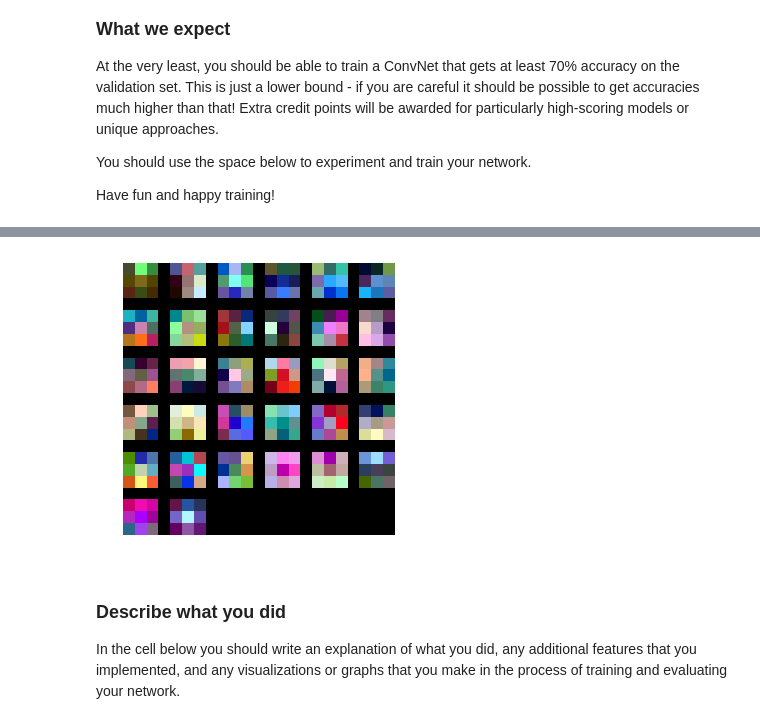
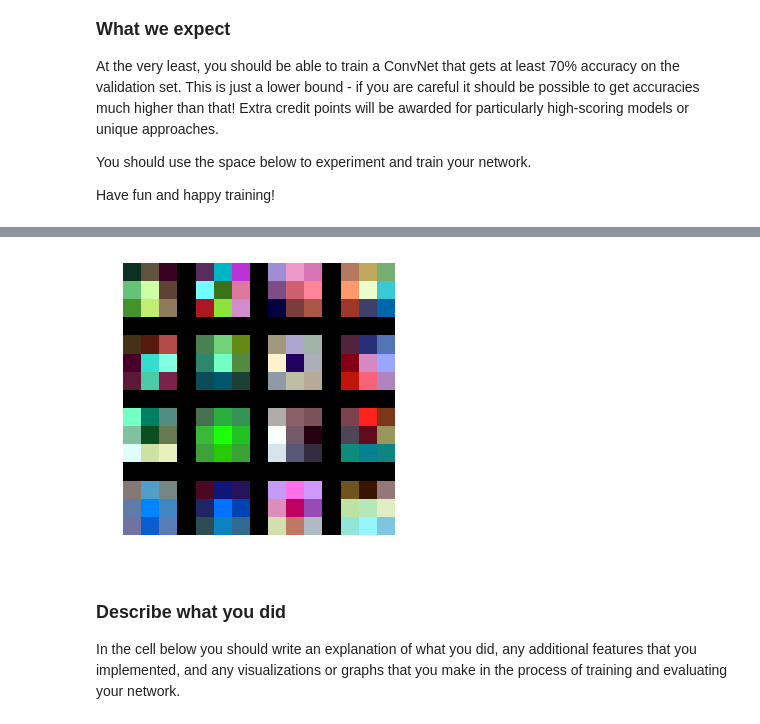
Before and after one commit to liyu10000/playboy, a Jupyter notebook: courses/cs231n/assignment2/PyTorch.ipynb, the cells around one changed output, grey strips where cells are left out. Drawn from its saved outputs; the diff is of its cells as text; code cells hidden in the pictures.

```diff
--- a/courses/cs231n/assignment2/PyTorch.ipynb
+++ b/courses/cs231n/assignment2/PyTorch.ipynb
@@ -489,0 +524,25 @@ Got 861 / 1000 correct (86.10)
+# %%
+import gc
+gc.collect()
+torch.cuda.empty_cache()
+
+from resnet import ResNet18Tiny
+
+# for auto-reloading external modules
+# see http://stackoverflow.com/questions/1907993/autoreload-of-modules-in-ipython
+%load_ext autoreload
+%autoreload 2
+
+
+model = ResNet18Tiny()
+model = nn.DataParallel(model)
+# model = model.type(gpu_dtype)  # problematic with multi gpu
+model = model.to('cuda')
+
+loss_func = nn.CrossEntropyLoss().type(gpu_dtype)
+optimizer = optim.SGD(model.parameters(), lr=0.001, momentum=0.9, weight_decay=5e-4)
+scheduler = LRScheduler(optimizer)
+
+losses_ = []
+losses_ += train(model, loss_func, scheduler, num_epochs=150)
+check_accuracy(model, loader_val)
@@ -501,14 +581,14 @@ plt.show()
 # %%
 from cs231n.vis_utils import visualize_grid
 
-W1 = model.state_dict()['0.weight'].cpu().detach().numpy()
+W1 = model.state_dict()['conv1.weight'].cpu().detach().numpy()
 grid = visualize_grid(W1.transpose(0, 2, 3, 1))
 plt.imshow(grid.astype('uint8'))
 plt.axis('off')
 plt.gcf().set_size_inches(5, 5)
 plt.show()
 # %% [output]
-[figure, old version]
+[figure, new version]
 # %% [markdown]
 ### Describe what you did
 
```
Also changed, not shown: parts of 14 cells of this notebook, 1 other file.
